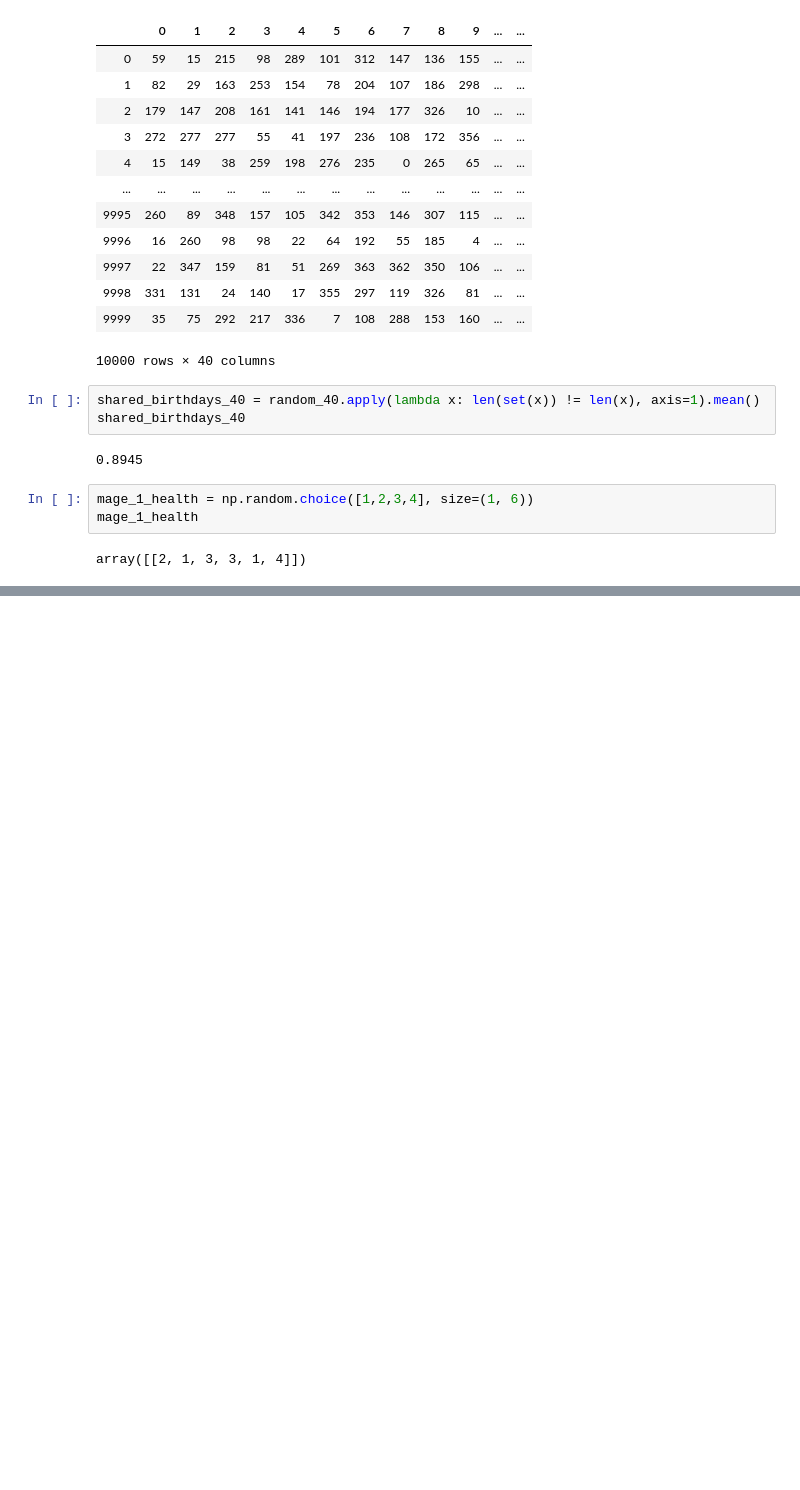
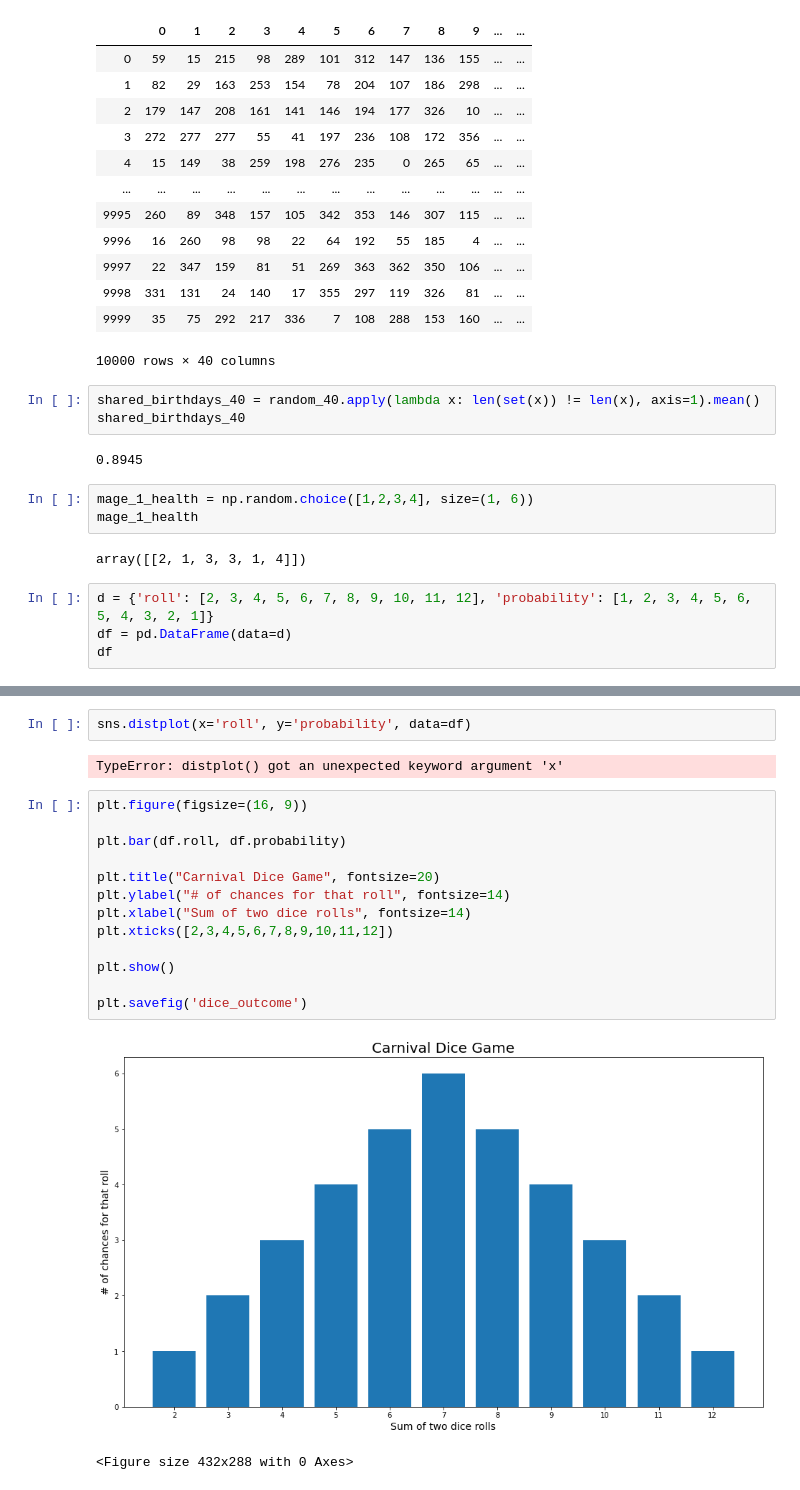
Before and after one commit to chasethompson/statistics_exercises, a Jupyter notebook: simulation.ipynb, the cells around one changed output, grey strips where cells are left out. Saved outputs shown, nothing was run; the diff lists cells and outputs as text; blank space fills up the shorter version.

```diff
--- a/simulation.ipynb
+++ b/simulation.ipynb
@@ -300,3 +301,7 @@ mage_1_health = np.random.choice([1,2,3,4], size=(1, 6))
 mage_1_health
 # %% [output]
 array([[2, 1, 3, 3, 1, 4]])
+# %%
+d = {'roll': [2, 3, 4, 5, 6, 7, 8, 9, 10, 11, 12], 'probability': [1, 2, 3, 4, 5, 6, 5, 4, 3, 2, 1]}
+df = pd.DataFrame(data=d)
+df
@@ -302,0 +321,20 @@ array([[2, 1, 3, 3, 1, 4]])
+# %%
+sns.distplot(x='roll', y='probability', data=df)
+# %% [output]
+TypeError: distplot() got an unexpected keyword argument 'x'
+# %%
+plt.figure(figsize=(16, 9))
+
+plt.bar(df.roll, df.probability)
+
+plt.title("Carnival Dice Game", fontsize=20)
+plt.ylabel("# of chances for that roll", fontsize=14)
+plt.xlabel("Sum of two dice rolls", fontsize=14)
+plt.xticks([2,3,4,5,6,7,8,9,10,11,12])
+
+plt.show()
+
+plt.savefig('dice_outcome')
+# %% [output]
+[figure, added]
+<Figure size 432x288 with 0 Axes>
```
Also changed, not shown: parts of 2 cells of this notebook.
